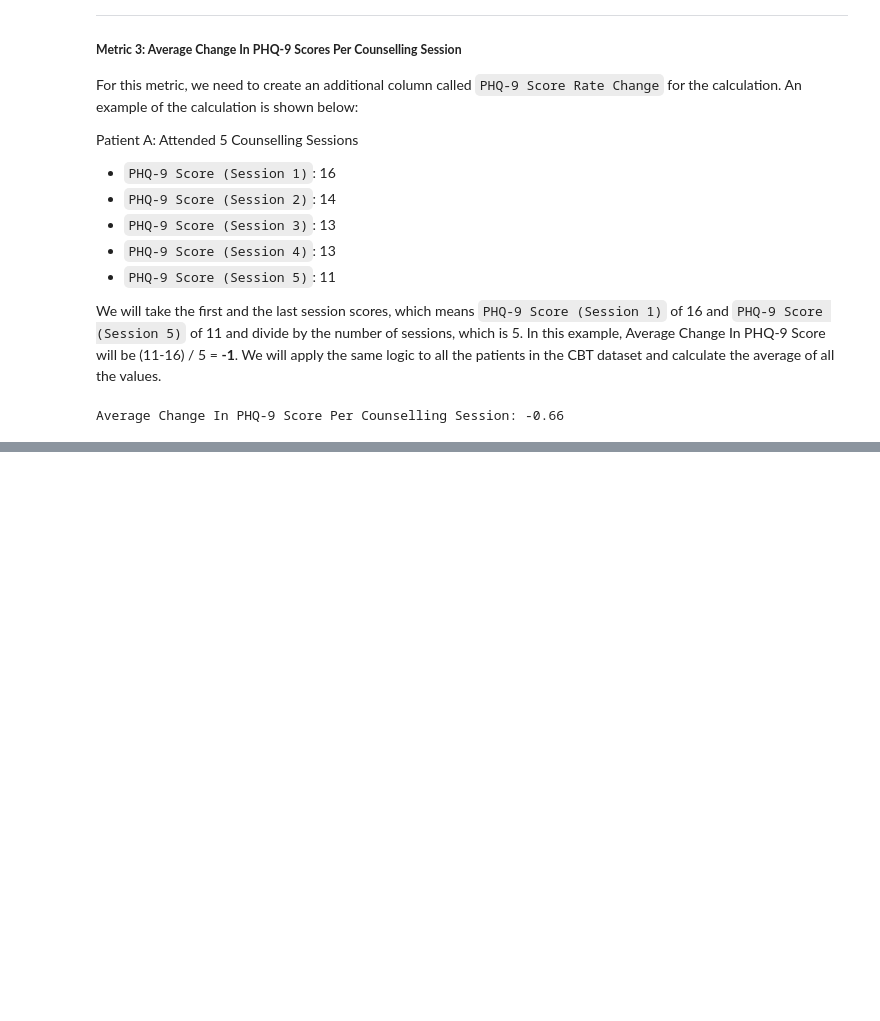
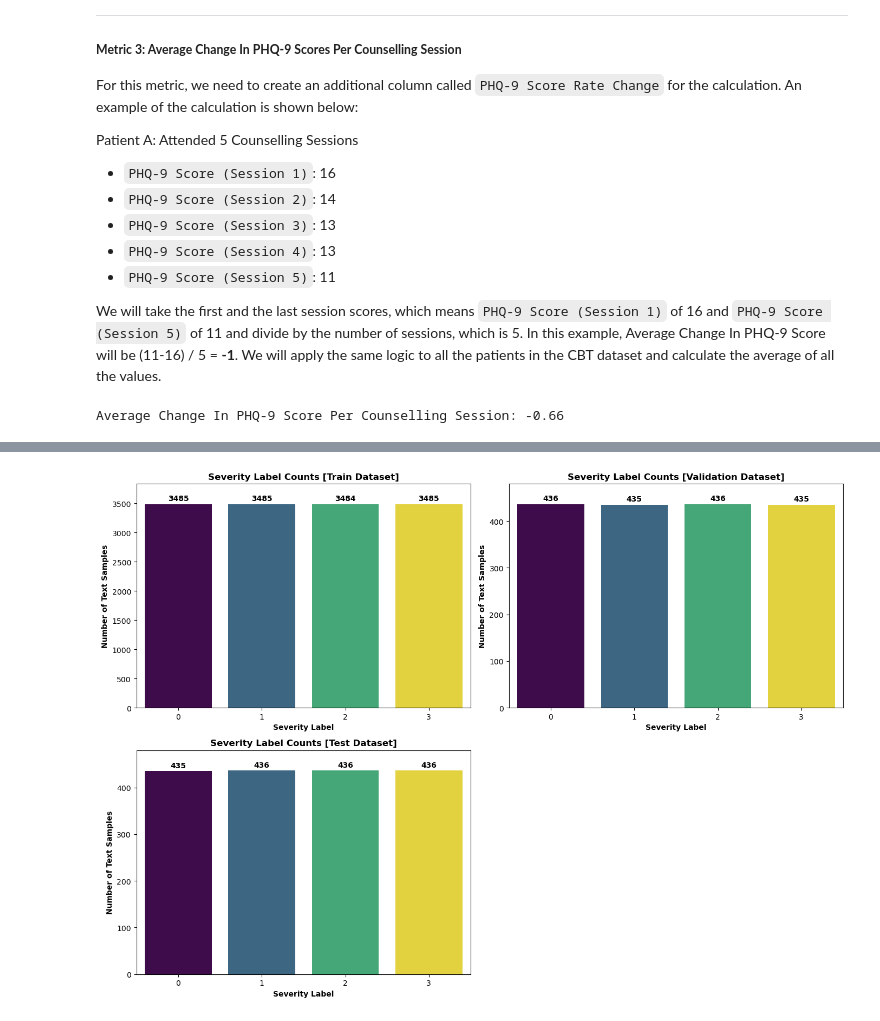
Before and after one commit to tadamaen/DSA4262-Group-Project-Group-2-, a Jupyter notebook: DSA4262 Group Project (Group 2).ipynb, the cells around one changed output, grey strips where cells are left out. Drawn from its saved outputs; the diff is of its cells as text; code cells hidden in the pictures; blank space fills up the shorter version.

```diff
--- a/DSA4262 Group Project (Group 2).ipynb
+++ b/DSA4262 Group Project (Group 2).ipynb
@@ -1118,0 +1253,4 @@ Having established the initial metric values prior to the intervention, we are n
+# %%
+# Determining The Number Of Rows With Each Respective Label Type
+cleaned_data_label_counts = reddit_twitter_cleaned["labels"].value_counts()
+cleaned_data_label_counts
@@ -1118,0 +1268,10 @@ Having established the initial metric values prior to the intervention, we are n
+# %%
+# Set a seed (ensure output is the same for every run)
+SEED = 42
+
+# Conduct undersampling
+min_count_for_undersampling = cleaned_data_label_counts.min()
+
+# Undersample all classes to this size
+reddit_twitter_balanced = reddit_twitter_cleaned.groupby("labels").sample(n=min_count_for_undersampling, random_state=SEED).reset_index(drop=True)
+reddit_twitter_balanced["labels"].value_counts()
@@ -1118,0 +1325,33 @@ Having established the initial metric values prior to the intervention, we are n
+# %%
+# Plotting The Number Of Text Of Each Class Label For Train, Validation And Test Datasets
+def plot_value_counts_grid(train_df, val_df, test_df):
+    fig, axes = plt.subplots(2, 2, figsize=(14, 10))
+    axes = axes.flatten()
+
+    datasets = [(train_df, "Train Dataset"), (val_df, "Validation Dataset"), (test_df, "Test Dataset")]
+
+    for i, (df, title) in enumerate(datasets):
+        level_counts = df["labels"].value_counts().reset_index()
+        level_counts.columns = ["labels", "count"]
+        level_counts = level_counts.sort_values("labels")
+        ax = axes[i]
+        sns.barplot(data=level_counts, x="labels", y="count", hue="labels", palette="viridis", legend=False, ax=ax)
+
+        y_max = level_counts["count"].max()
+        ax.set_ylim(0, y_max * 1.1)
+
+        # Add annotations
+        for _, row in level_counts.iterrows():
+            ax.text(row["labels"], row["count"] + y_max * 0.01, f"{row['count']}", ha="center", va="bottom", fontsize=10, fontweight="bold")
+        ax.set_title(f"Severity Label Counts [{title}]", fontsize=12, fontweight="bold")
+        ax.set_xlabel("Severity Label", fontsize=10, fontweight="bold")
+        ax.set_ylabel("Number of Text Samples", fontsize=10, fontweight="bold")
+
+    # Turn off bottom-right subplot
+    axes[3].axis("off")
+    plt.tight_layout()
+    plt.show()
+
+plot_value_counts_grid(train_df, val_df, test_df)
+# %% [output]
+[figure, added]
```
Also changed, not shown: parts of 20 cells of this notebook.
